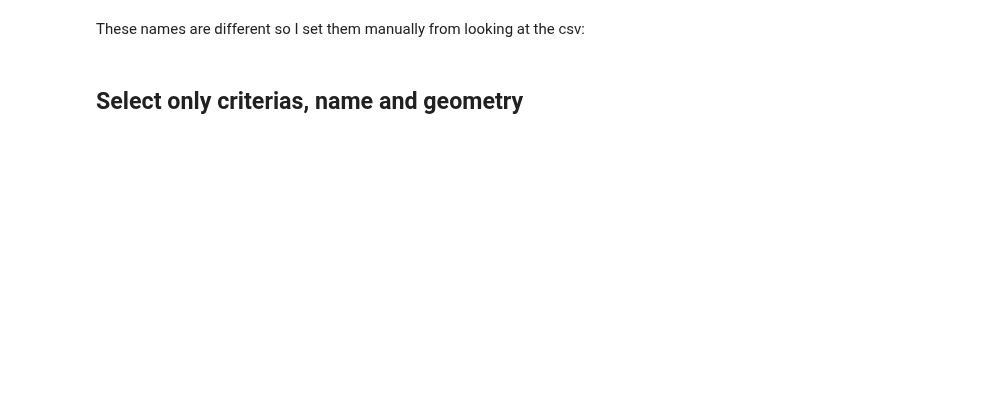
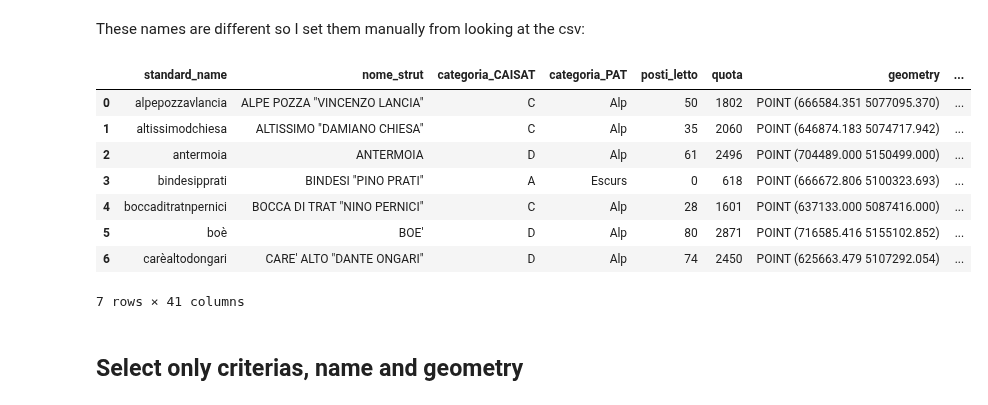
Before and after one commit to dclfbk/alpinehutsustainability, a Jupyter notebook: code/mcdm_analysis.ipynb, the cells around one changed output. Drawn from its saved outputs; the diff is of its cells as text; code cells hidden in the pictures; blank space fills up the shorter version.

```diff
--- a/code/mcdm_analysis.ipynb
+++ b/code/mcdm_analysis.ipynb
@@ -408,3 +571,15 @@ merged_df.loc[merged_df['standard_name'] == 'xiiapostoliflligarbari', 'CR_HO_11'
+# %%
+merged_df.head(7)
+# %% [output]
+|  | standard_name | nome_strut | categoria_CAISAT | categoria_PAT | posti_letto | quota | geometry | ... |
+| 0 | alpepozzavlancia | ALPE POZZA "VINCENZO LANCIA" | C | Alp | 50 | 1802 | POINT (666584.351 5077095.370) | ... |
+| 1 | altissimodchiesa | ALTISSIMO "DAMIANO CHIESA" | C | Alp | 35 | 2060 | POINT (646874.183 5074717.942) | ... |
+| 2 | antermoia | ANTERMOIA | D | Alp | 61 | 2496 | POINT (704489.000 5150499.000) | ... |
+| 3 | bindesipprati | BINDESI "PINO PRATI" | A | Escurs | 0 | 618 | POINT (666672.806 5100323.693) | ... |
+| 4 | boccaditratnpernici | BOCCA DI TRAT "NINO PERNICI" | C | Alp | 28 | 1601 | POINT (637133.000 5087416.000) | ... |
+| 5 | boè | BOE' | D | Alp | 80 | 2871 | POINT (716585.416 5155102.852) | ... |
+| 6 | carèaltodongari | CARE' ALTO "DANTE ONGARI" | D | Alp | 74 | 2450 | POINT (625663.479 5107292.054) | ... |
+7 rows × 41 columns
 # %% [markdown]
 ## Select only criterias, name and geometry
 # %%
```
Also changed, not shown: parts of 39 cells of this notebook, 1 other file.
